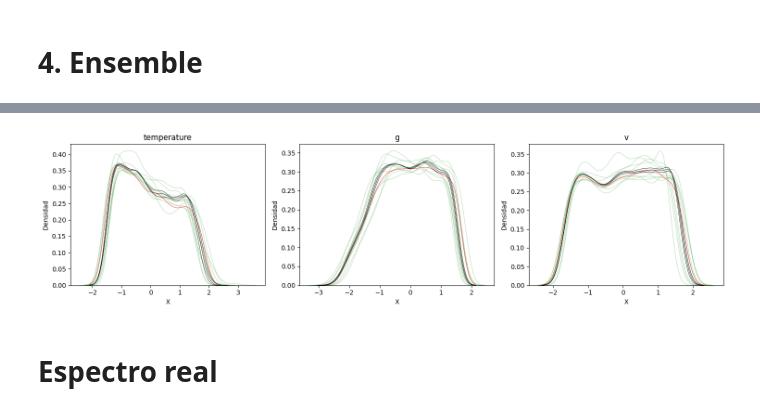
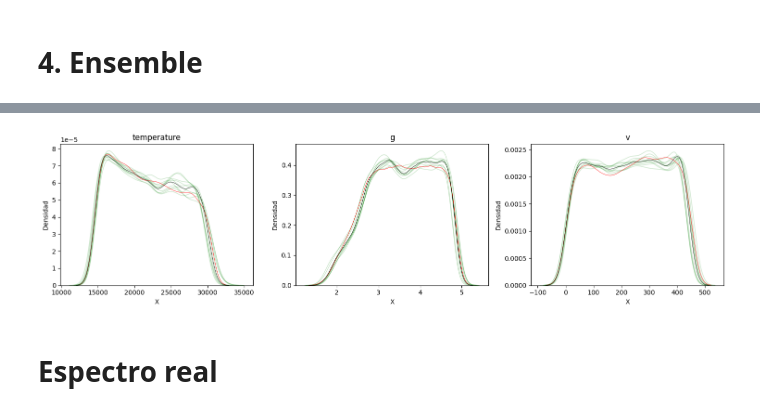
Before and after one commit to chum1ngo/StellarParametraPredictionDeepEnsemble, a Jupyter notebook: 2.1.parametersPrediction_0/RegressionCNNApproach.ipynb, the cells around one changed output, grey strips where cells are left out. Drawn from its saved outputs; the diff is of its cells as text; code cells hidden in the pictures.

```diff
--- a/2.1.parametersPrediction_0/RegressionCNNApproach.ipynb
+++ b/2.1.parametersPrediction_0/RegressionCNNApproach.ipynb
@@ -6,7 +6,8 @@ import seaborn as sns
 import matplotlib.pyplot as plt
 
 # constants
-path = 'C:/Users/monte/Documents/Memoria/src'
+#path = 'C:/Users/monte/Documents/Memoria/src'
+path = 'C:/Users/asus/Documents/2023_2/Memoria/src'
 
 # Ostar
 O_df = pd.read_csv(path+'/Data/o_spectral_lines.csv')
@@ -179,14 +180,15 @@ plt.show()
 # %%
 from keras.optimizers import Adam
 
-NUM_MODELS = 100
+NUM_MODELS = 10
 models = [generate_model() for i in range(NUM_MODELS)]
 history = []
 
 
-for model in models:
+for i, model in enumerate(models):
 	optimizer = Adam()
 	model.compile(loss='MAE',optimizer=optimizer)
 	history.append(model.fit(x=x_train, y=y_train, epochs=10))
+	model.save('./models/m_'+str(i)+'.keras')
 # %% [output]
 Epoch 1/10
@@ -209,5 +211,5 @@ Epoch 10/10
 # %%
-predictions = [model.predict(x_test) for model in models] # dim(predictions) = (num_models, num_rows, num_outputs)
+predictions = [yScaler.inverse_transform(model.predict(x_test)) for model in models] # dim(predictions) = (num_models, num_rows, num_outputs)
 # %% [output]
 153/153 [==============================] - 2s 13ms/step
 153/153 [==============================] - 2s 13ms/step
@@ -254,22 +262,20 @@ uncertainty = sum([(predictions[i]-ensemble_prediction)**2*weights[i] for i in r
 # %%
 fig, axes = plt.subplots(nrows=1, ncols=3, figsize=(15,4))
 
+original_y_val = yScaler.inverse_transform(y_val)
 
 for i, featureName in enumerate(target):
   for j in range(NUM_MODELS):
     plot_posterior_density(predictions[j][:,i], axes[i], featureName,alpha=0.2)
 
-  upperBound = ensemble_prediction[:,i] + uncertainty[:,i]
-  lowerBound = ensemble_prediction[:,i] - uncertainty[:,i]
-  plot_posterior_density(y_val[:,i], axes[i], featureName, color='red', alpha=1,linewidth=0.5)
+  plot_posterior_density(original_y_val[:,i], axes[i], featureName, color='red', alpha=1,linewidth=0.5)
   plot_posterior_density(ensemble_prediction[:,i], axes[i], featureName, color='black', alpha=1,linewidth=0.5)
-  plot_posterior_density(upperBound, axes[i], featureName, color='black', alpha=1,linewidth=0.5)
-  plot_posterior_density(lowerBound, axes[i], featureName, color='black', alpha=1,linewidth=0.5)
+
 
 plt.tight_layout()
 plt.show()
 # %% [output]
-[figure, old version]
+[figure, new version]
 # %% [markdown]
 # Espectro real
 # %%
```
Also changed, not shown: parts of 7 cells of this notebook.
